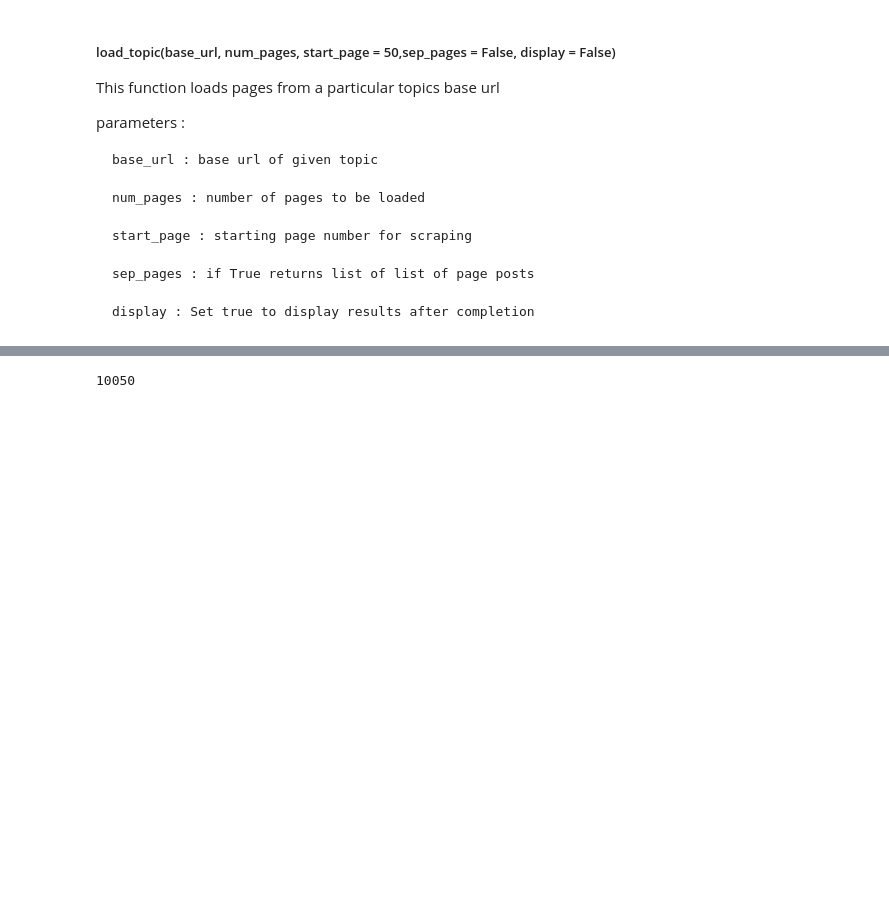
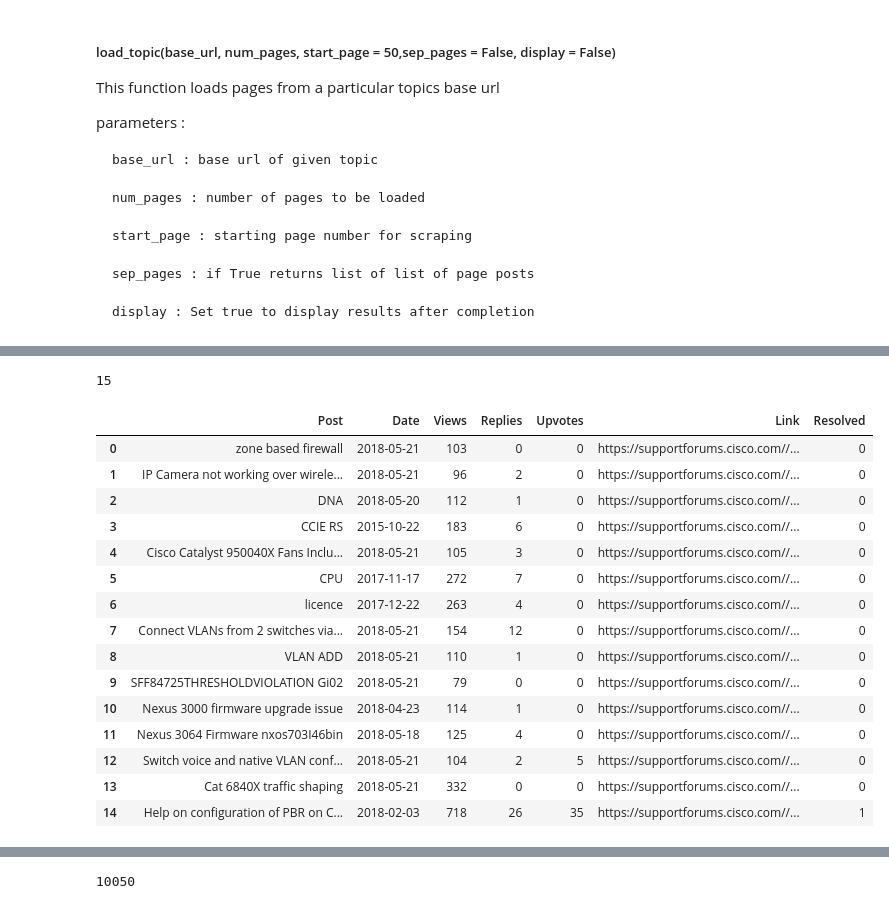
Before and after one commit to newgenrick/trend-and-sentiment-analysis-project, a Jupyter notebook: post_scrapper final.ipynb, the cells around one changed output, grey strips where cells are left out. Drawn from its saved outputs; the diff is of its cells as text; code cells hidden in the pictures; blank space fills up the shorter version.

Commit message:
scraped post data and resolved status

```diff
--- a/post_scrapper final.ipynb
+++ b/post_scrapper final.ipynb
@@ -194,0 +213,24 @@ save_csv(posts,"posts.csv")
+# %%
+import pandas as pd
+data = pd.read_csv("posts2.csv",parse_dates=['Date'])
+
+print(len(data))
+data.head(15)
+# %% [output]
+15
+|  | Post | Date | Views | Replies | Upvotes | Link | Resolved |
+| 0 | zone based firewall | 2018-05-21 | 103 | 0 | 0 | https://supportforums.cisco.com//... | 0 |
+| 1 | IP Camera not working over wirele... | 2018-05-21 | 96 | 2 | 0 | https://supportforums.cisco.com//... | 0 |
+| 2 | DNA | 2018-05-20 | 112 | 1 | 0 | https://supportforums.cisco.com//... | 0 |
+| 3 | CCIE RS | 2015-10-22 | 183 | 6 | 0 | https://supportforums.cisco.com//... | 0 |
+| 4 | Cisco Catalyst 950040X Fans Inclu... | 2018-05-21 | 105 | 3 | 0 | https://supportforums.cisco.com//... | 0 |
+| 5 | CPU | 2017-11-17 | 272 | 7 | 0 | https://supportforums.cisco.com//... | 0 |
+| 6 | licence | 2017-12-22 | 263 | 4 | 0 | https://supportforums.cisco.com//... | 0 |
+| 7 | Connect VLANs from 2 switches via... | 2018-05-21 | 154 | 12 | 0 | https://supportforums.cisco.com//... | 0 |
+| 8 | VLAN ADD | 2018-05-21 | 110 | 1 | 0 | https://supportforums.cisco.com//... | 0 |
+| 9 | SFF84725THRESHOLDVIOLATION Gi02 | 2018-05-21 | 79 | 0 | 0 | https://supportforums.cisco.com//... | 0 |
+| 10 | Nexus 3000 firmware upgrade issue | 2018-04-23 | 114 | 1 | 0 | https://supportforums.cisco.com//... | 0 |
+| 11 | Nexus 3064 Firmware nxos703I46bin | 2018-05-18 | 125 | 4 | 0 | https://supportforums.cisco.com//... | 0 |
+| 12 | Switch voice and native VLAN conf... | 2018-05-21 | 104 | 2 | 5 | https://supportforums.cisco.com//... | 0 |
+| 13 | Cat 6840X traffic shaping | 2018-05-21 | 332 | 0 | 0 | https://supportforums.cisco.com//... | 0 |
+| 14 | Help on configuration of PBR on C... | 2018-02-03 | 718 | 26 | 35 | https://supportforums.cisco.com//... | 1 |
```
Also changed, not shown: parts of 24 cells of this notebook, 2 other files.
